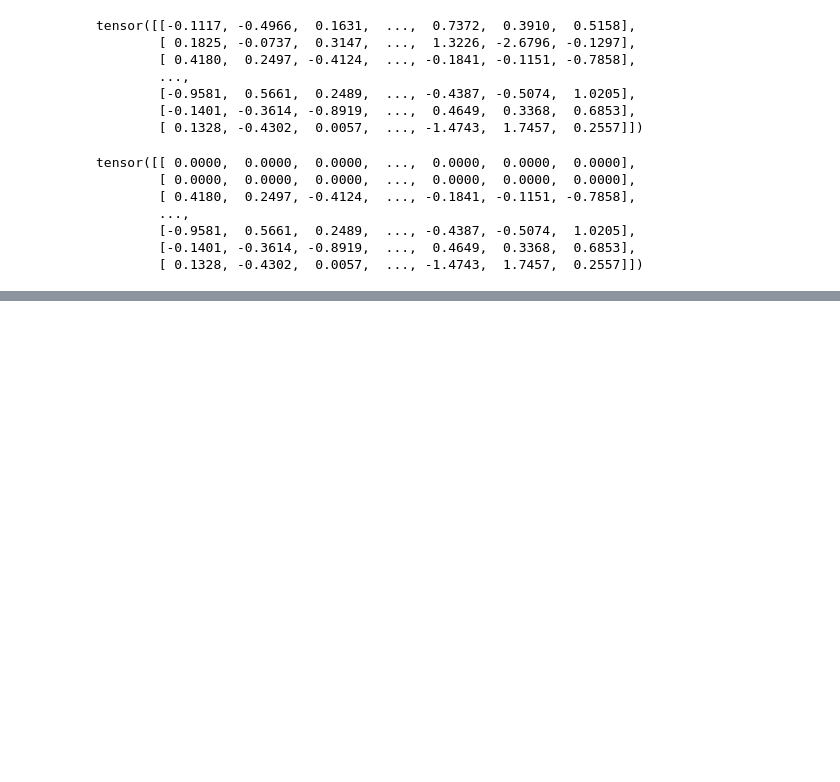
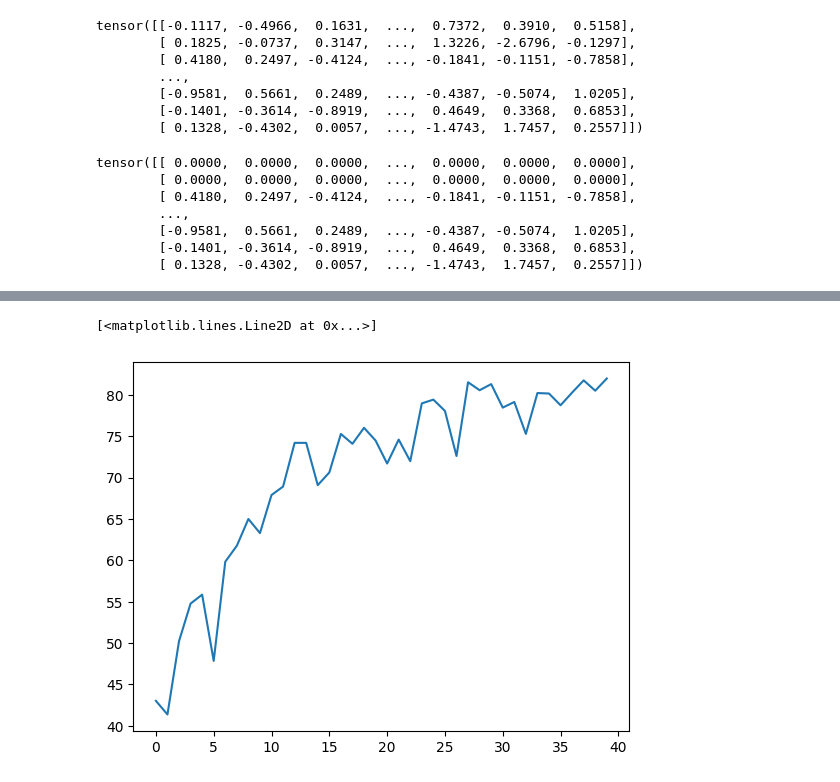
Before and after one commit to ganeshred/NLPAuthorshipAttributionNLM, a Jupyter notebook: LSTM_task3.ipynb, the cells around one changed output, grey strips where cells are left out. Cells and saved outputs as stored; diff of their text form; code cells hidden in the pictures; blank space fills up the shorter version.

```diff
--- a/LSTM_task3.ipynb
+++ b/LSTM_task3.ipynb
@@ -388,3 +415,8 @@ Test Loss: 0.791 | Test Acc: 69.55%
+# %%
+plt.plot(valid_accs)
+# %% [output]
+[<matplotlib.lines.Line2D at 0x...>]
+[figure, added]
 # %%
 import pandas as pd
 # %%
```
Also changed, not shown: parts of 19 cells of this notebook.
